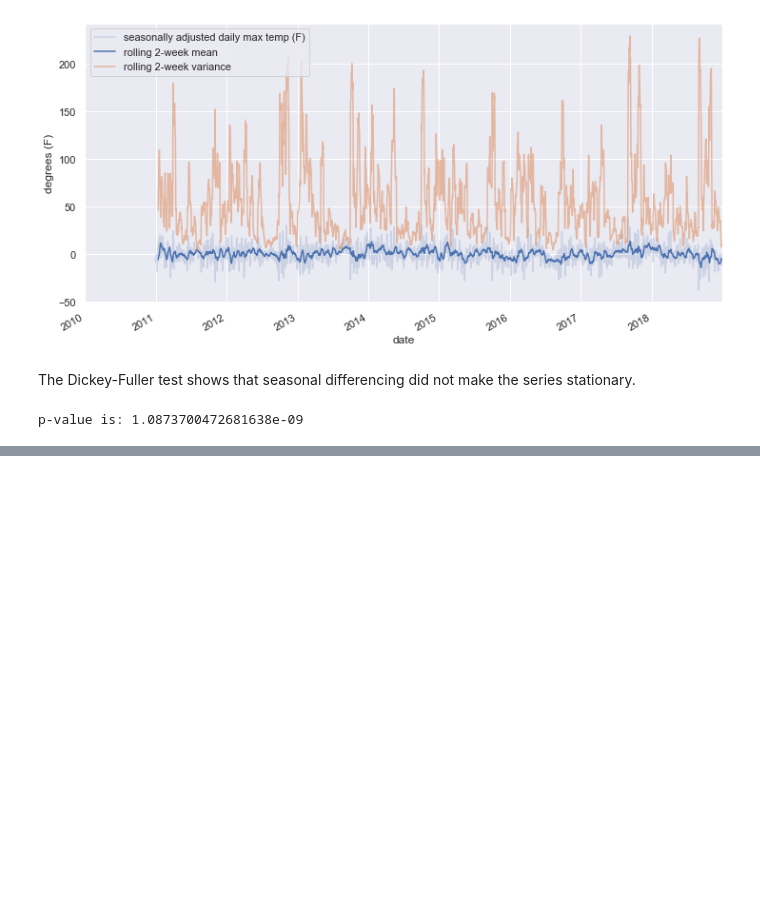
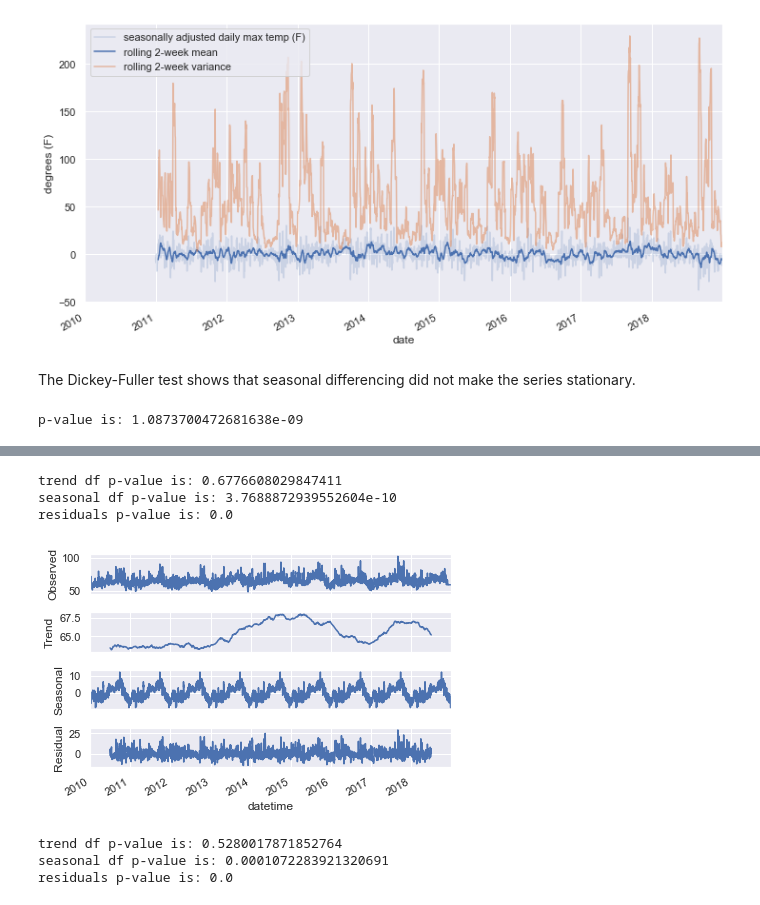
Before and after one commit to jefftrevino/Springboard, a Jupyter notebook: capstone1montereyWeather/weather_time_series_analysis.ipynb, the cells around one changed output, grey strips where cells are left out. Saved outputs shown, nothing was run; the diff lists cells and outputs as text; code cells hidden in the pictures; blank space fills up the shorter version.

```diff
--- a/capstone1montereyWeather/weather_time_series_analysis.ipynb
+++ b/capstone1montereyWeather/weather_time_series_analysis.ipynb
@@ -233,0 +244,32 @@ Because the data aren't stationary, it's most appropriate to pursue exponential
+# %%
+df_results = adfuller(results.trend.dropna())
+print("trend df p-value is:", df_results[1]) # trend is stationary
+
+df_results = adfuller(results.seasonal.dropna())
+print("seasonal df p-value is:", df_results[1]) # seasonality isn't
+
+df_results = adfuller(results.resid.dropna())
+print("residuals p-value is:", df_results[1]) # nor are residuals
+# %% [output]
+trend df p-value is: 0.6776608029847411
+seasonal df p-value is: 3.7688872939552604e-10
+residuals p-value is: 0.0
+# %%
+results = seasonal_decompose(temp, model='additive', freq=365)
+results.plot()
+plt.show()
+# %% [output]
+[figure, added]
+# %%
+df_results = adfuller(results.trend.dropna())
+print("trend df p-value is:", df_results[1]) # trend is stationary
+
+df_results = adfuller(results.seasonal.dropna())
+print("seasonal df p-value is:", df_results[1]) # seasonality isn't
+
+df_results = adfuller(results.resid.dropna())
+print("residuals p-value is:", df_results[1]) # nor are residuals
+# %% [output]
+trend df p-value is: 0.5280017871852764
+seasonal df p-value is: 0.0001072283921320691
+residuals p-value is: 0.0
```
Also changed, not shown: parts of 8 cells of this notebook.
